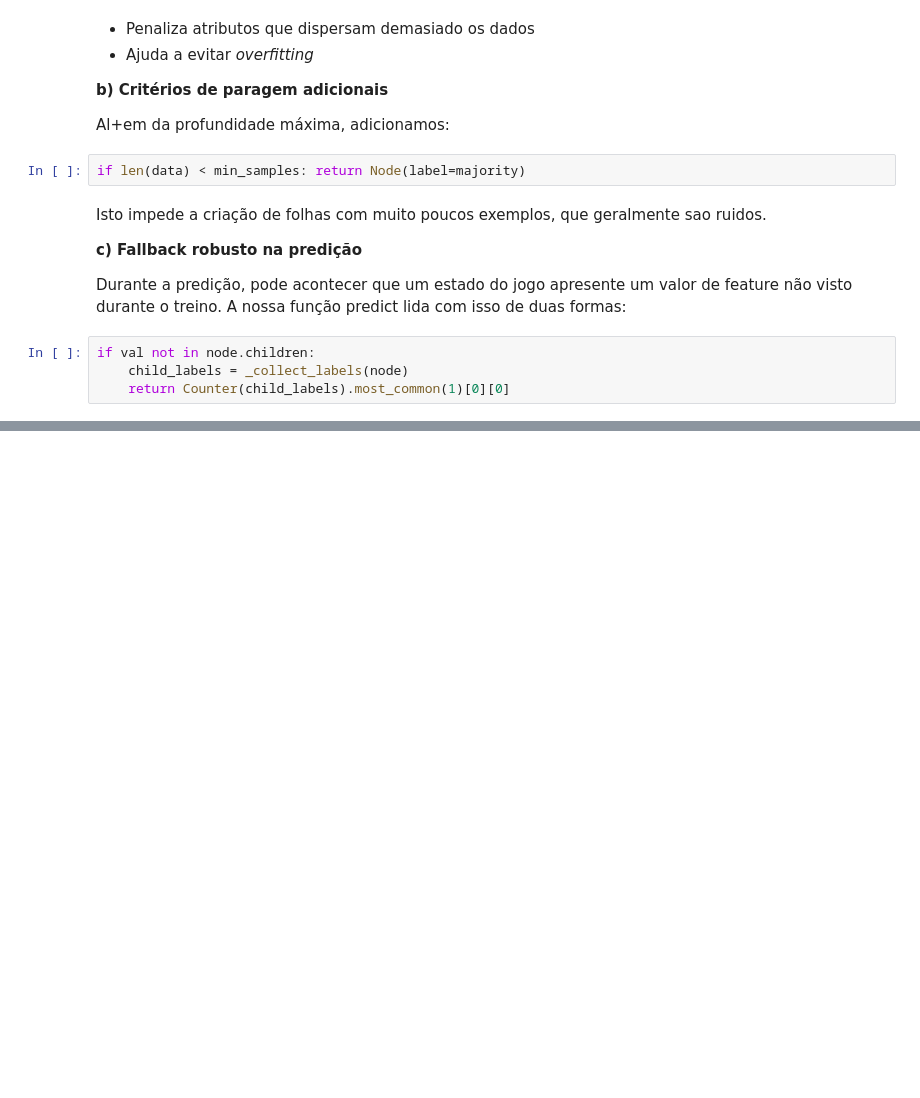
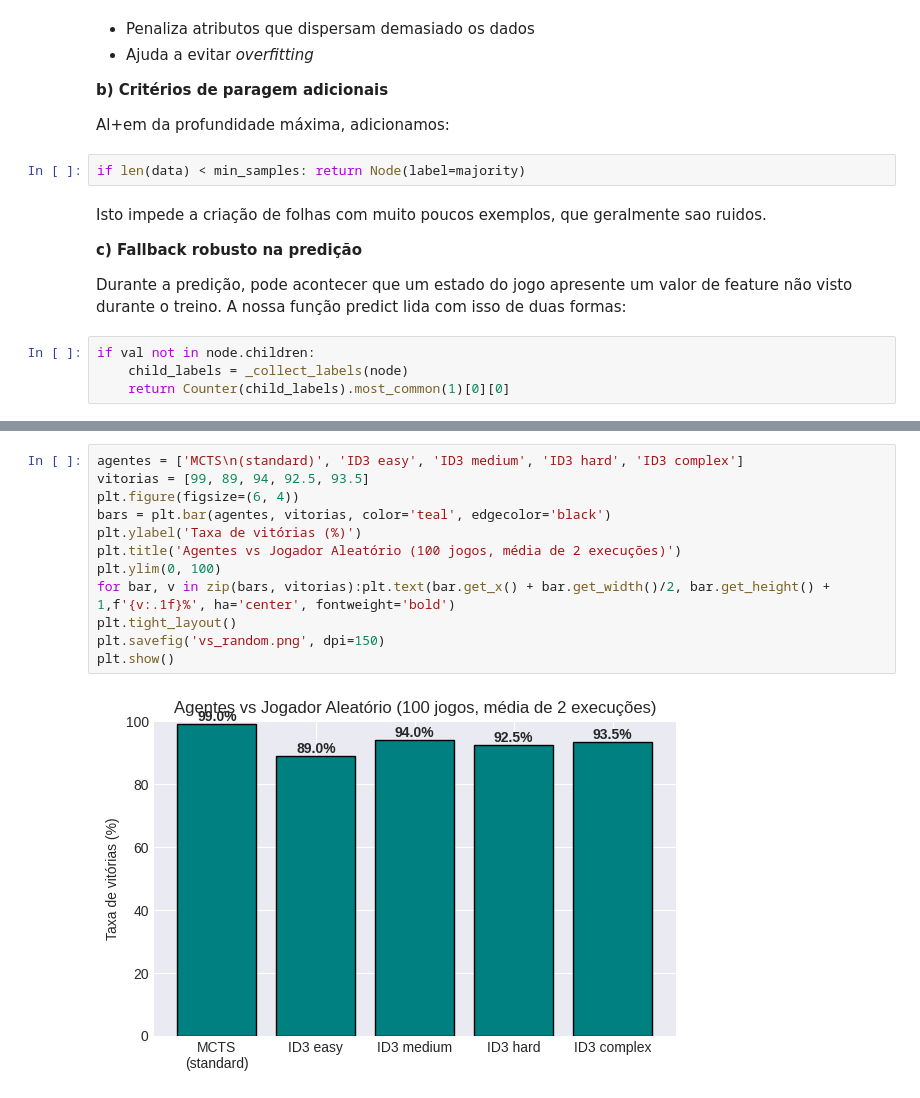
Before and after one commit to FilipeHuang/PopOut, a Jupyter notebook: PopOut_IA.ipynb, the cells around one changed output, grey strips where cells are left out. Cells and saved outputs as stored; diff of their text form; blank space fills up the shorter version.

```diff
--- a/PopOut_IA.ipynb
+++ b/PopOut_IA.ipynb
@@ -707,0 +602,14 @@ print("⚠️  Descomente após obter os resultados do torneio")
+# %%
+agentes = ['MCTS\n(standard)', 'ID3 easy', 'ID3 medium', 'ID3 hard', 'ID3 complex']
+vitorias = [99, 89, 94, 92.5, 93.5]
+plt.figure(figsize=(6, 4))
+bars = plt.bar(agentes, vitorias, color='teal', edgecolor='black')
+plt.ylabel('Taxa de vitórias (%)')
+plt.title('Agentes vs Jogador Aleatório (100 jogos, média de 2 execuções)')
+plt.ylim(0, 100)
+for bar, v in zip(bars, vitorias):plt.text(bar.get_x() + bar.get_width()/2, bar.get_height() + 1,f'{v:.1f}%', ha='center', fontweight='bold')
+plt.tight_layout()
+plt.savefig('vs_random.png', dpi=150)
+plt.show()
+# %% [output]
+[figure, added]
```
Also changed, not shown: parts of 21 cells of this notebook, 1 other file.
